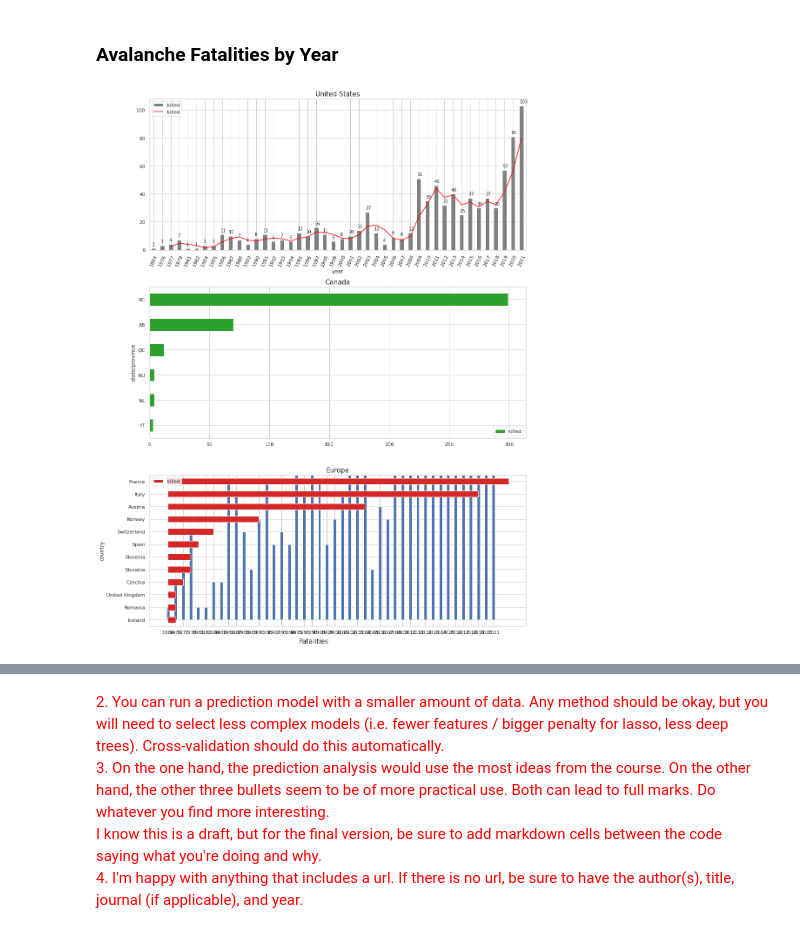
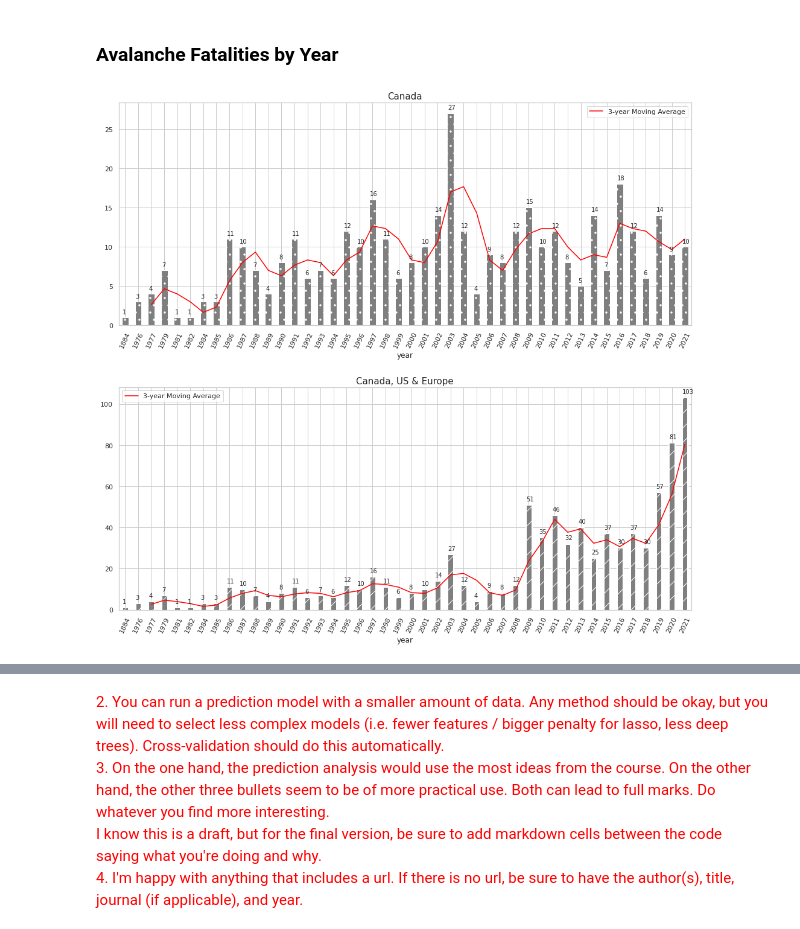
Before and after one commit to omertahi/avalanche_accidents, a Jupyter notebook: Project.ipynb, the cells around one changed output, grey strips where cells are left out. Drawn from its saved outputs; the diff is of its cells as text; code cells hidden in the pictures.

Commit message:
Finished Visualizations

```diff
--- a/Project.ipynb
+++ b/Project.ipynb
@@ -35,7 +35,7 @@ from bs4 import BeautifulSoup
 from urllib.request import Request, urlopen
 from itertools import chain
 sns.set(style="white")
-sns.set(style="whitegrid", color_codes=True)
+sns.set(style="whitegrid")
 
 %matplotlib inline
 # %% [markdown]
@@ -473,35 +474,42 @@ plt.show()
 # %% [markdown]
 ### Avalanche Fatalities by Year
 # %%
-# dat = (accidents.groupby('year')
-#        .agg({'killed': 'sum'})
-#        .sort_values('year'))
-
 dat1 = (accidents
-#         .loc[(accidents['country']=='United States')]
+        .loc[(accidents['country']=='Canada')]
         .groupby('year')
         .agg({'killed': 'sum'})
         .sort_values('year'))
 
-fig, axs = plt.subplots(3, 1, figsize=(14,18))
-dat1.plot.bar(ax=axs[0], color='tab:gray')
+dat2 = (accidents
+        .groupby('year')
+        .agg({'killed': 'sum'})
+        .sort_values('year'))
+
+fig, axs = plt.subplots(2, 1, figsize=(14,13))
+dat1.plot.bar(ax=axs[0], color='tab:gray', legend=None, hatch='.')
 bars = plt.bar(dat1.index, height=dat1.killed, width=.4)
 for bar in bars:
     yval = bar.get_height()
-    axs[0].text(bar.get_x(), yval+2, yval)
+    axs[0].text(bar.get_x(), yval+0.5, yval)
 dat1.rolling(3).mean().plot.line(ax=axs[0], color="red")
-axs[0].set_title("United States", fontsize=15)
+axs[0].set_title("Canada", fontsize=15)
 axs[0].tick_params(axis='x', rotation=65)
+axs[0].legend(['3-year Moving Average'])
+
+dat2.plot.bar(ax=axs[1], color='w', legend=None)
+bars = plt.bar(dat2.index, height=dat2.killed, width=.4, color='tab:gray', hatch = '/')
+for bar in bars:
+    yval = bar.get_height()
+    axs[1].text(bar.get_x(), yval+2, yval)
+dat2.rolling(3).mean().plot.line(ax=axs[1], color="red")
+axs[1].set_title("\nCanada, US & Europe", fontsize=15)
+axs[1].tick_params(axis='x', rotation=65)
+axs[1].legend(['3-year Moving Average'])
 
 
-dat2.plot.barh(ax=axs[1], color='tab:green')
-axs[1].set_title("Canada", fontsize=15)
-dat3.plot.barh(ax=axs[2], color='tab:red')
-axs[2].set_title("Europe", fontsize=15)
-fig.supxlabel('Fatalities', fontsize=15)
 plt.tight_layout()
 plt.show()
 # %% [output]
-[figure, old version]
+[figure, new version]
 # %% [markdown]
 ## Plan:
```
Also changed, not shown: parts of 3 cells of this notebook.
